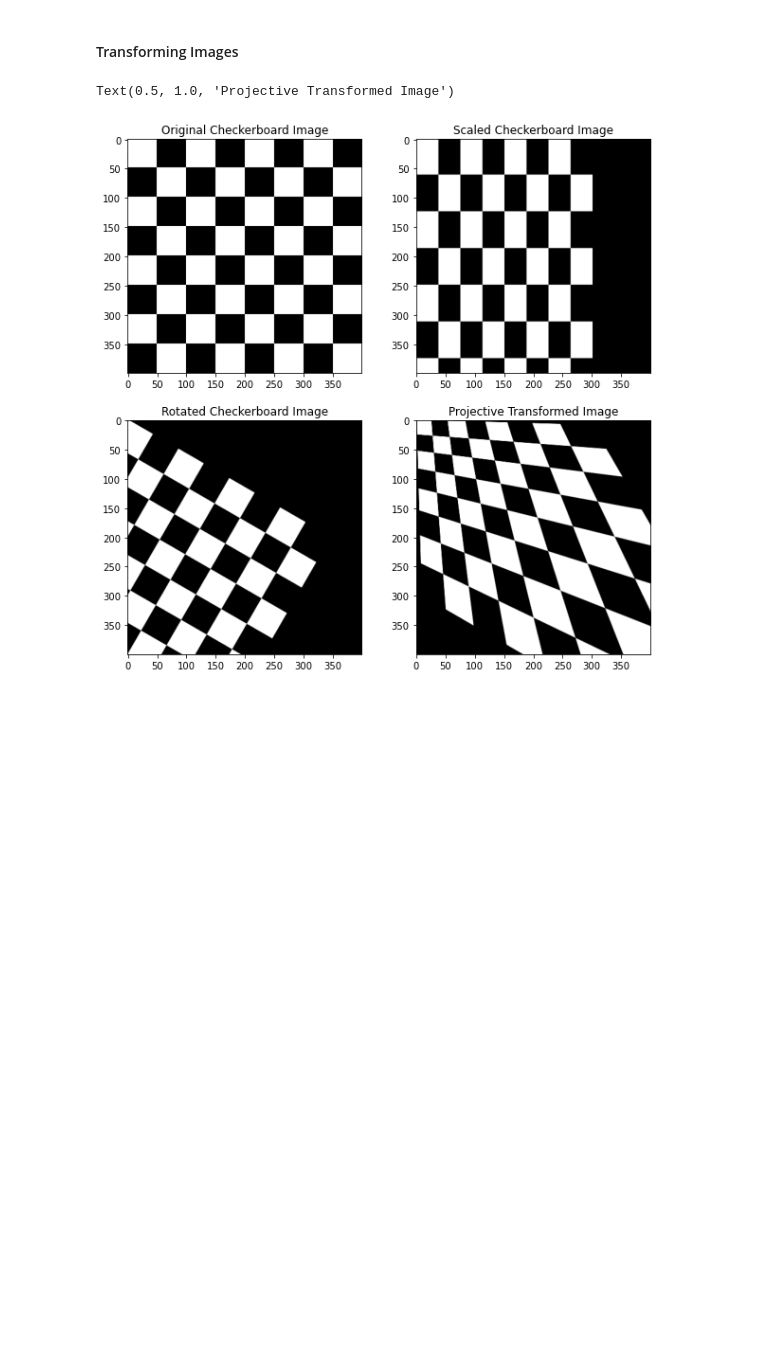
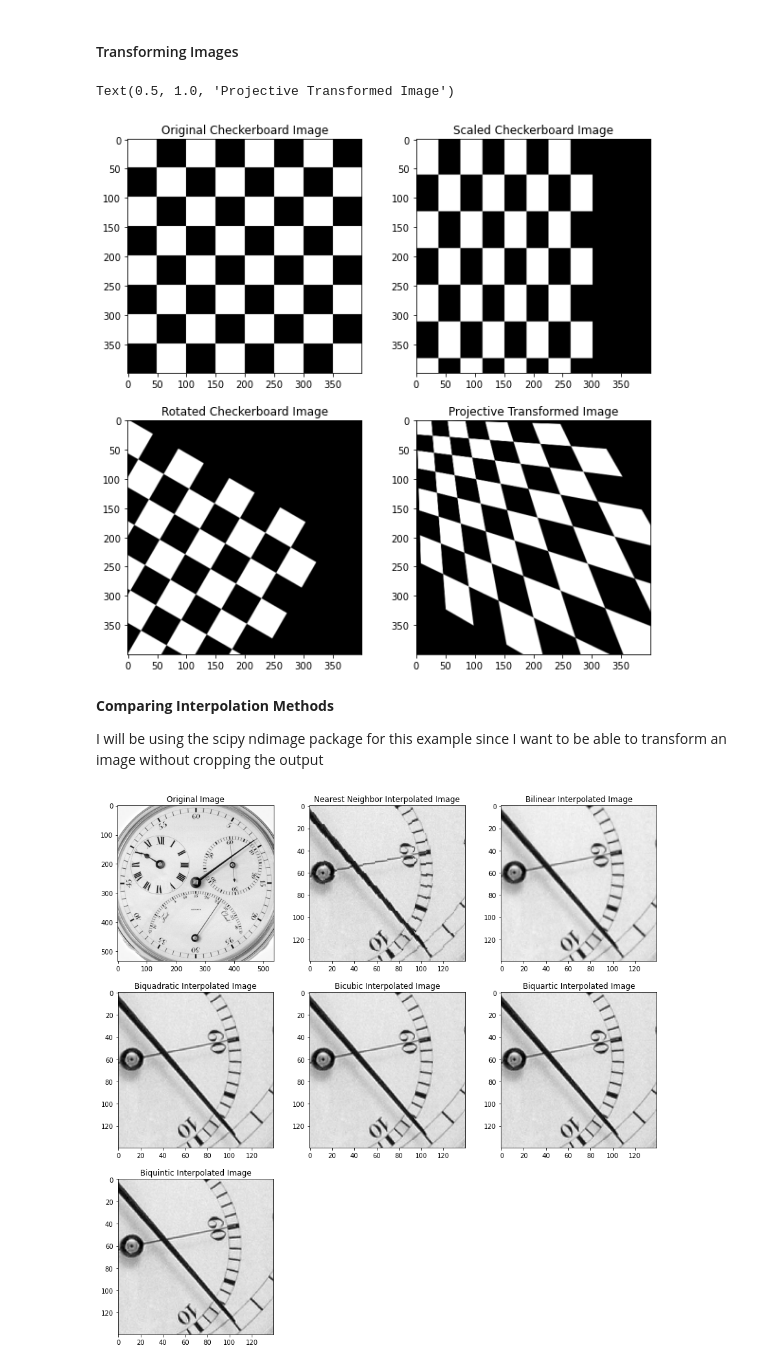
Before and after one commit to ecolon08/Digital-Image-Processing, a Jupyter notebook: Transformations/ec_dip_transformations_01.ipynb, the cells around one changed output. Drawn from its saved outputs; the diff is of its cells as text; code cells hidden in the pictures; blank space fills up the shorter version.

Commit message:
Add interpolation example

```diff
--- a/Transformations/ec_dip_transformations_01.ipynb
+++ b/Transformations/ec_dip_transformations_01.ipynb
@@ -408,3 +408,72 @@ ax_chk[3].set_title("Projective Transformed Image")
 # %% [output]
 Text(0.5, 1.0, 'Projective Transformed Image')
 [figure]
+# %% [markdown]
+**Comparing Interpolation Methods**
+
+I will be using the scipy ndimage package for this example since I want to be able to transform an image without
+cropping the output
+# %%
+from scipy.ndimage.interpolation import rotate
+
+# load chronometer image
+img_chro = io.imread('./images/chronometer-small.tif')
+
+# display image
+fig_chro, ax_chro = plt.subplots(3, 3, figsize=(15,15))
+ax_chro = ax_chro.ravel()
+
+ax_chro[0].imshow(img_chro, cmap='gray')
+ax_chro[0].set_title("Original Image");
+
+# create rotation transformation
+#xfm_rot_scl_aff = transform.AffineTransform(rotation=((85.)*(np.pi/180)), scale=1.75)
+
+# apply transform using nearest neighbor interpolation
+img_chr_near_neig = rotate(img_chro, angle=-85. , order=0, reshape=True)
+
+# display transformed image
+ax_chro[1].imshow(img_chr_near_neig[350:490, 350:490], cmap='gray')
+ax_chro[1].set_title("Nearest Neighbor Interpolated Image");
+
+# apply transform using bilinear interpolation
+img_chr_near_bilin = rotate(img_chro, angle=-85. , order=1, reshape=True)
+
+# display transformed image
+ax_chro[2].imshow(img_chr_near_bilin[350:490, 350:490], cmap='gray')
+ax_chro[2].set_title("Bilinear Interpolated Image");
+
+# apply transform using biquadratic interpolation
+img_chr_near_biquad = rotate(img_chro, angle=-85. , order=2, reshape=True)
+
+# display transformed image
+ax_chro[3].imshow(img_chr_near_biquad[350:490, 350:490], cmap='gray')
+ax_chro[3].set_title("Biquadratic Interpolated Image");
+
+
+# apply transform using bicubic interpolation
+img_chr_near_bicubic = rotate(img_chro, angle=-85. , order=3, reshape=True)
+
+# display transformed image
+ax_chro[4].imshow(img_chr_near_bicubic[350:490, 350:490], cmap='gray')
+ax_chro[4].set_title("Bicubic Interpolated Image");
+
+# apply transform using bicubic interpolation
+img_chr_near_biquartic = rotate(img_chro, angle=-85. , order=4, reshape=True)
+
+# display transformed image
+ax_chro[5].imshow(img_chr_near_biquartic[350:490, 350:490], cmap='gray')
+ax_chro[5].set_title("Biquartic Interpolated Image");
+
+
+# apply transform using bicubic interpolation
+img_chr_near_biquintic = rotate(img_chro, angle=-85. , order=5, reshape=True)
+
+# display transformed image
+ax_chro[6].imshow(img_chr_near_biquintic[350:490, 350:490], cmap='gray')
+ax_chro[6].set_title("Biquintic Interpolated Image");
+
+fig_chro.delaxes(ax_chro[7])
+fig_chro.delaxes(ax_chro[8])
+# %% [output]
+[figure, added]
```
Also changed, not shown: parts of 1 cell of this notebook.
